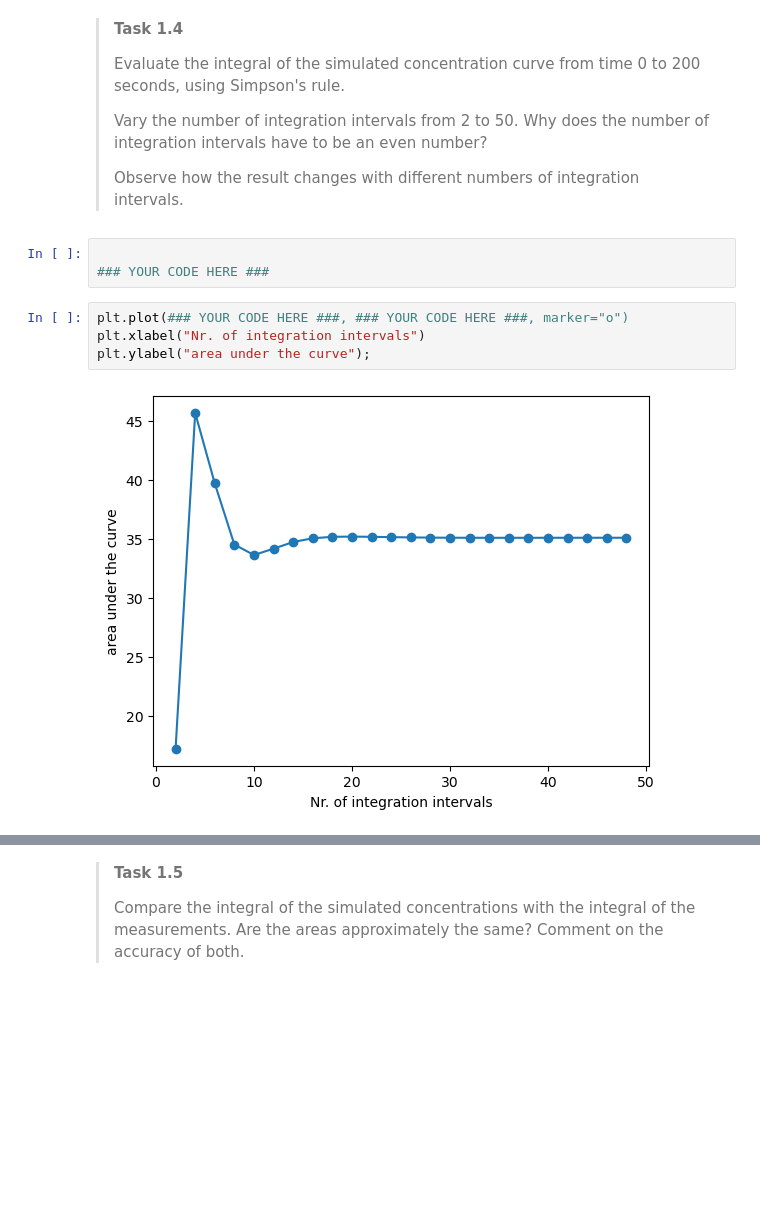
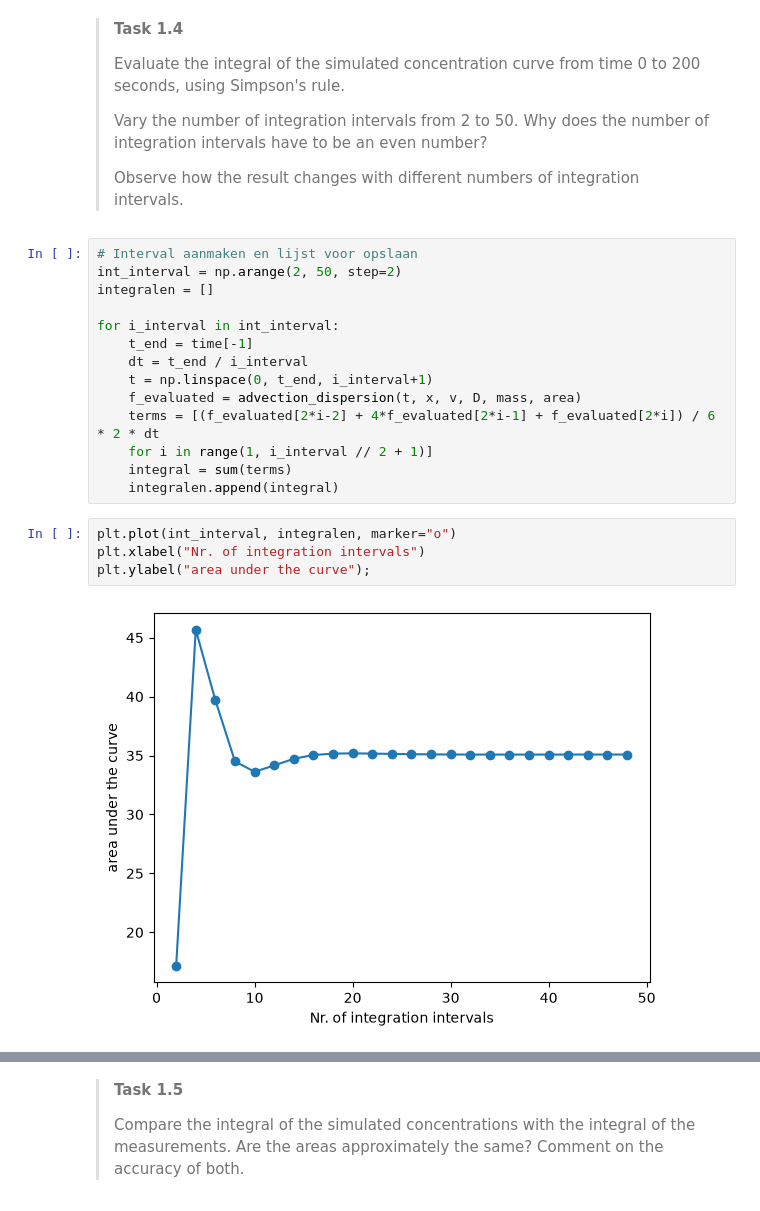
Before and after one commit to Wiggy-020/WS1.2, a Jupyter notebook: 1-discharge-numerical-integration_updated.ipynb, the cells around one changed output, grey strips where cells are left out. Cells and saved outputs as stored; diff of their text form; blank space fills up the shorter version.

```diff
--- a/1-discharge-numerical-integration_updated.ipynb
+++ b/1-discharge-numerical-integration_updated.ipynb
@@ -143,13 +143,24 @@ plt.legend()
 >Vary the number of integration intervals from 2 to 50. Why does the number of integration intervals have to be an even number?
 >
 >Observe how the result changes with different numbers of integration intervals.
-# %%
-
-### YOUR CODE HERE ###
+# %%
+# Interval aanmaken en lijst voor opslaan
+int_interval = np.arange(2, 50, step=2)
+integralen = []
+
+for i_interval in int_interval:
+    t_end = time[-1]
+    dt = t_end / i_interval
+    t = np.linspace(0, t_end, i_interval+1)
+    f_evaluated = advection_dispersion(t, x, v, D, mass, area)
+    terms = [(f_evaluated[2*i-2] + 4*f_evaluated[2*i-1] + f_evaluated[2*i]) / 6 * 2 * dt
+    for i in range(1, i_interval // 2 + 1)]
+    integral = sum(terms)
+    integralen.append(integral)
 # %%
-plt.plot(### YOUR CODE HERE ###, ### YOUR CODE HERE ###, marker="o")
+plt.plot(int_interval, integralen, marker="o")
 plt.xlabel("Nr. of integration intervals")
 plt.ylabel("area under the curve");
 # %% [output]
-[figure, old version]
+[figure, new version]
 # %%
```
Also changed, not shown: parts of 3 cells of this notebook.
